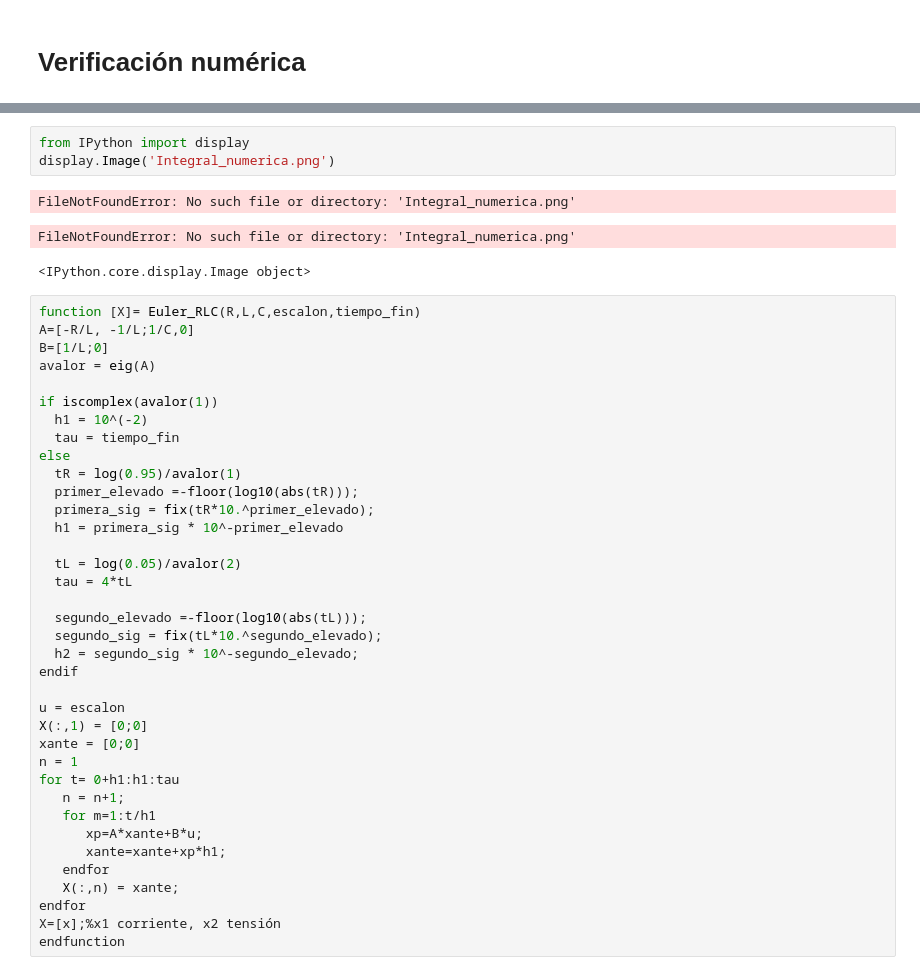
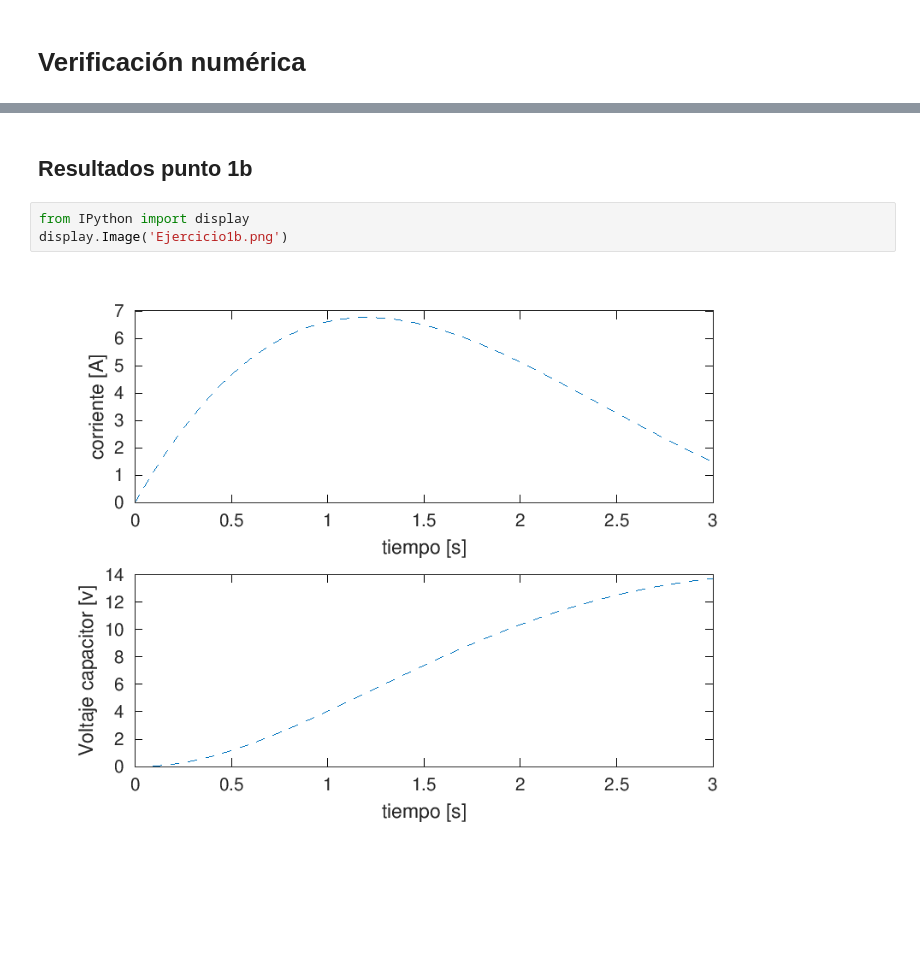
Before and after one commit to gerardcalabrese/HCSPD2024, a Jupyter notebook: Ejercicio1_RLC_Octave_Colab.ipynb, the cells around one changed output, grey strips where cells are left out. Saved outputs shown, nothing was run; the diff lists cells and outputs as text; blank space fills up the shorter version.

```diff
--- a/Ejercicio1_RLC_Octave_Colab.ipynb
+++ b/Ejercicio1_RLC_Octave_Colab.ipynb
@@ -245,44 +307,7 @@ h = 1.0000e-07
+# %% [markdown]
+## **Resultados punto 1b**
 # %%
 from IPython import display
-display.Image('Integral_numerica.png')
+display.Image('Ejercicio1b.png')
 # %% [output]
-FileNotFoundError: No such file or directory: 'Integral_numerica.png'
-FileNotFoundError: No such file or directory: 'Integral_numerica.png'
-<IPython.core.display.Image object>
+[figure, added]
-# %%
-function [X]= Euler_RLC(R,L,C,escalon,tiempo_fin)
-A=[-R/L, -1/L;1/C,0]
-B=[1/L;0]
-avalor = eig(A)
-
-if iscomplex(avalor(1))
-  h1 = 10^(-2)
-  tau = tiempo_fin
-else
-  tR = log(0.95)/avalor(1)
-  primer_elevado =-floor(log10(abs(tR)));
-  primera_sig = fix(tR*10.^primer_elevado);
-  h1 = primera_sig * 10^-primer_elevado
-
-  tL = log(0.05)/avalor(2)
-  tau = 4*tL
-
-  segundo_elevado =-floor(log10(abs(tL)));
-  segundo_sig = fix(tL*10.^segundo_elevado);
-  h2 = segundo_sig * 10^-segundo_elevado;
-endif
-
-u = escalon
-X(:,1) = [0;0]
-xante = [0;0]
-n = 1
-for t= 0+h1:h1:tau
-   n = n+1;
-   for m=1:t/h1
-      xp=A*xante+B*u;
-      xante=xante+xp*h1;
-   endfor
-   X(:,n) = xante;
-endfor
-X=[x];%x1 corriente, x2 tensión
-endfunction
```
Also changed, not shown: parts of 38 cells of this notebook.
